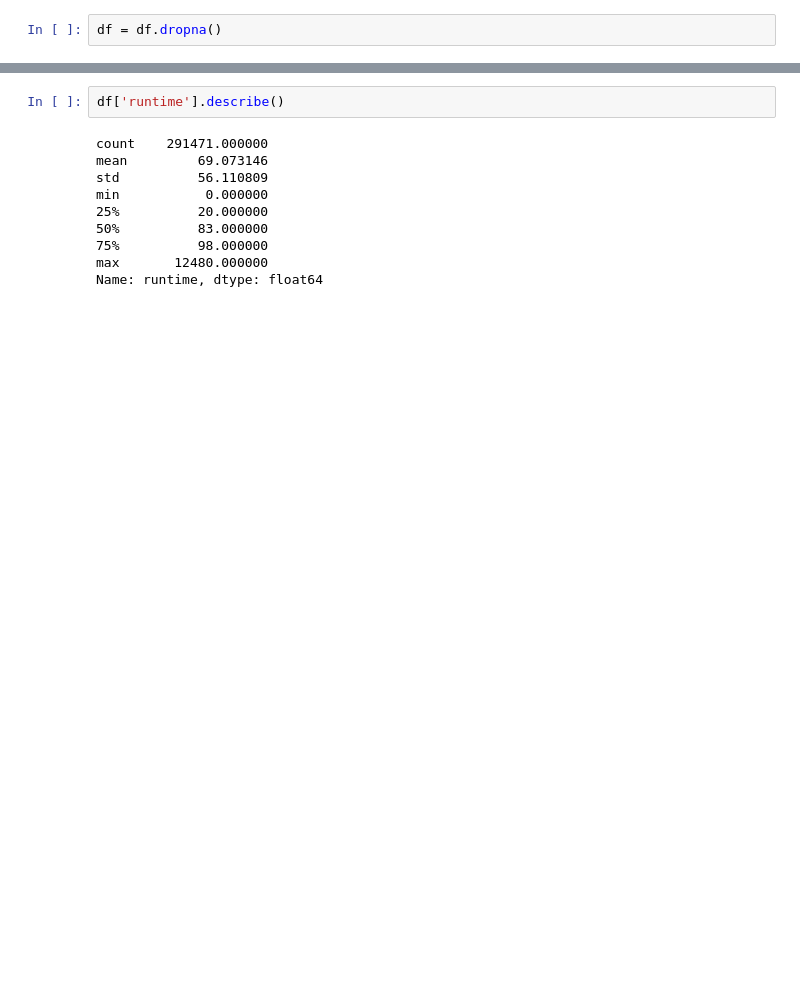
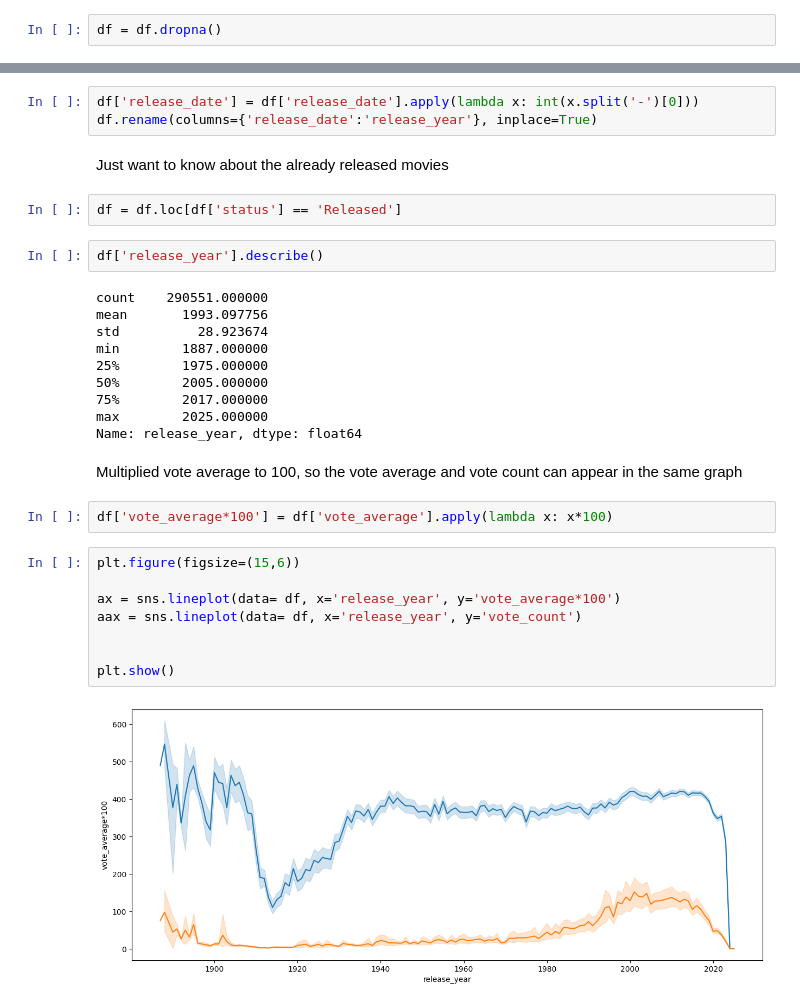
Before and after one commit to gustavocmiranda/DS_Projects, a Jupyter notebook: 04 - TMDB Analysis/tmdb.ipynb, the cells around one changed output, grey strips where cells are left out. Cells and saved outputs as stored; diff of their text form; blank space fills up the shorter version.

```diff
--- a/04 - TMDB Analysis/tmdb.ipynb
+++ b/04 - TMDB Analysis/tmdb.ipynb
@@ -38,12 +45,33 @@ df = df.dropna()
+# %%
+df['release_date'] = df['release_date'].apply(lambda x: int(x.split('-')[0]))
+df.rename(columns={'release_date':'release_year'}, inplace=True)
+# %% [markdown]
+Just want to know about the already released movies
+# %%
+df = df.loc[df['status'] == 'Released']
 # %%
-df['runtime'].describe()
+df['release_year'].describe()
 # %% [output]
-count    291471.000000
-mean         69.073146
-std          56.110809
-min           0.000000
-25%          20.000000
-50%          83.000000
-75%          98.000000
-max       12480.000000
-Name: runtime, dtype: float64
+count    290551.000000
+mean       1993.097756
+std          28.923674
+min        1887.000000
+25%        1975.000000
+50%        2005.000000
+75%        2017.000000
+max        2025.000000
+Name: release_year, dtype: float64
+# %% [markdown]
+Multiplied vote average to 100, so the vote average and vote count can appear in the same graph
+# %%
+df['vote_average*100'] = df['vote_average'].apply(lambda x: x*100)
+# %%
+plt.figure(figsize=(15,6))
+
+ax = sns.lineplot(data= df, x='release_year', y='vote_average*100')
+aax = sns.lineplot(data= df, x='release_year', y='vote_count')
+
+
+plt.show()
+# %% [output]
+[figure, added]
```
Also changed, not shown: parts of 9 cells of this notebook.
